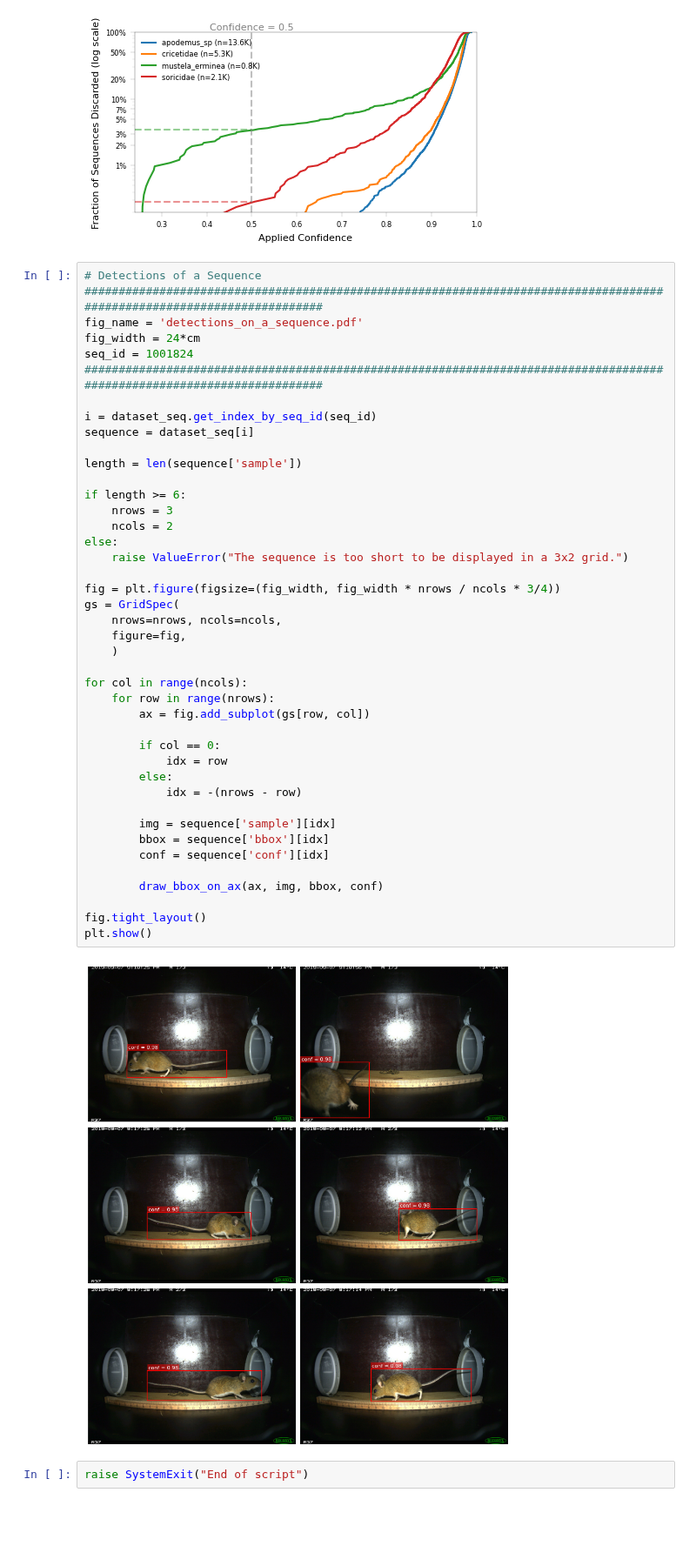
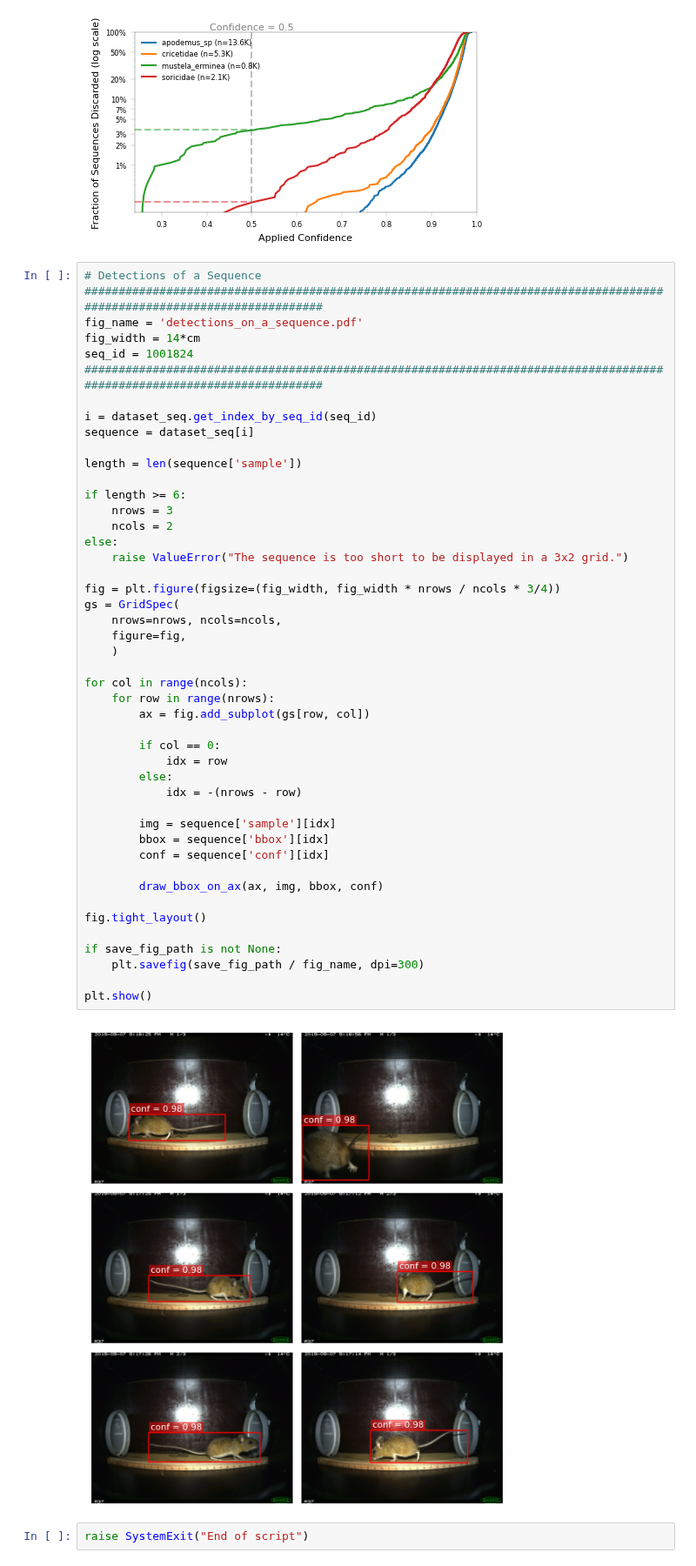
Before and after one commit to juliankraft/BachelorThesis, a Jupyter notebook: code/eval/analyze_dataset.ipynb, the cells around one changed output. Shown at 87% size. Saved outputs shown, nothing was run; the diff lists cells and outputs as text; blank space fills up the shorter version.

```diff
--- a/code/eval/analyze_dataset.ipynb
+++ b/code/eval/analyze_dataset.ipynb
@@ -274,7 +274,7 @@ plt.show()
 # Detections of a Sequence
 ########################################################################################################################
 fig_name = 'detections_on_a_sequence.pdf'
-fig_width = 24*cm
+fig_width = 14*cm
 seq_id = 1001824
 ########################################################################################################################
 
@@ -286,34 +286,38 @@ length = len(sequence['sample'])
 if length >= 6:
     nrows = 3
     ncols = 2
 else:
     raise ValueError("The sequence is too short to be displayed in a 3x2 grid.")
 
 fig = plt.figure(figsize=(fig_width, fig_width * nrows / ncols * 3/4))
 gs = GridSpec(
     nrows=nrows, ncols=ncols,
     figure=fig,
     )
 
 for col in range(ncols):
     for row in range(nrows):
         ax = fig.add_subplot(gs[row, col])
 
         if col == 0:
             idx = row
         else:
             idx = -(nrows - row)
 
         img = sequence['sample'][idx]
         bbox = sequence['bbox'][idx]
         conf = sequence['conf'][idx]
 
         draw_bbox_on_ax(ax, img, bbox, conf)
 
 fig.tight_layout()
+
+if save_fig_path is not None:
+    plt.savefig(save_fig_path / fig_name, dpi=300)
+
 plt.show()
 # %% [output]
-[figure, old version]
+[figure, new version]
 # %%
 raise SystemExit("End of script")
 # %% [output]
```
Also changed, not shown: 4 other files.
